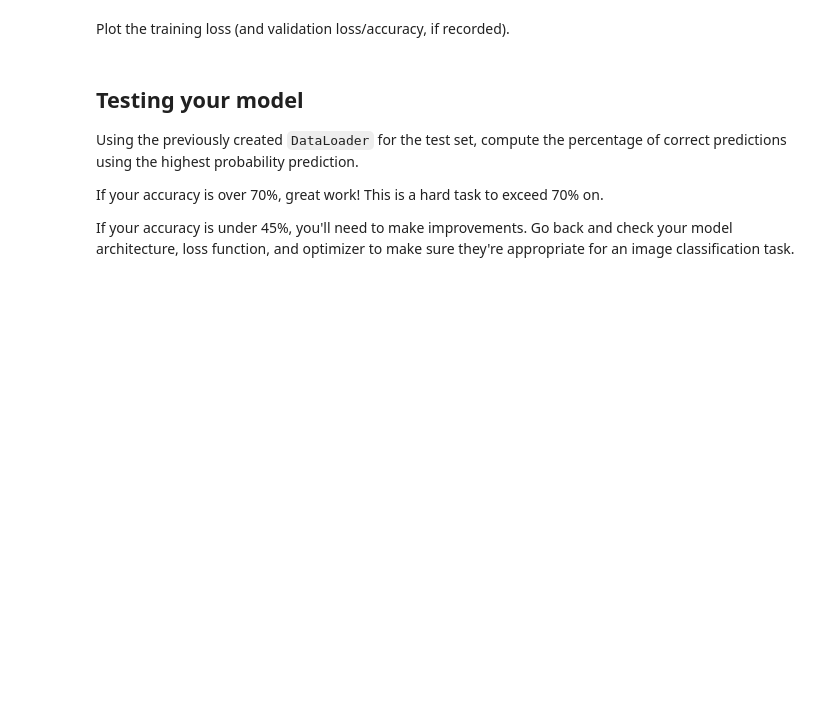
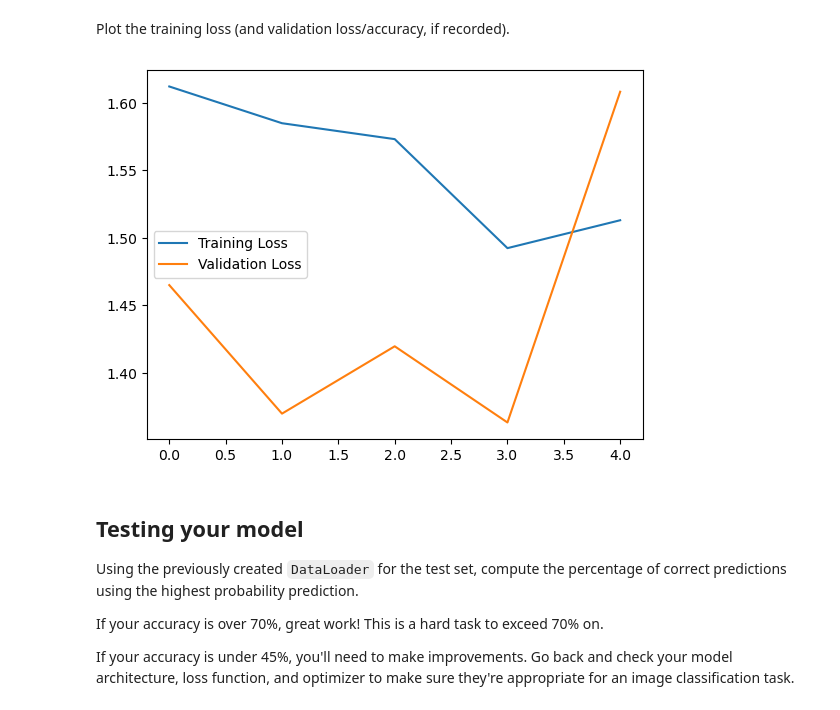
Before and after one commit to Adriancyk/Machine_Learning_with_Pytorch, a Jupyter notebook: P2_Deep_Learning/CIFAR-10_Image_Classifier.ipynb, the cells around one changed output. Drawn from its saved outputs; the diff is of its cells as text; code cells hidden in the pictures; blank space fills up the shorter version.

```diff
--- a/P2_Deep_Learning/CIFAR-10_Image_Classifier.ipynb
+++ b/P2_Deep_Learning/CIFAR-10_Image_Classifier.ipynb
@@ -164,9 +166,9 @@ import time
 device = torch.device("cuda:0" if torch.cuda.is_available() else "cpu")
 print(device)
 model.to(device)
-epochs = 30
+epochs = 5
 steps = 0
-print_every = 250
+# print_every = 250
 
 train_losses, test_losses = [], []
 for e in range(epochs):
@@ -187,23 +189,25 @@ for e in range(epochs):
         accuracy = 0
         with torch.no_grad():
             model.eval()
-            for images, labels in test_loader:
+            for images, labels in validation_loader:
                 images, labels = images.to(device), labels.to(device)
                 log_ps = model.forward(images)
-                test_loss += criterion(log_ps, labels)
+                loss = criterion(log_ps, labels)
+                test_loss += loss.item()
                 ps = torch.exp(log_ps)
                 top_p, top_class = ps.topk(1, dim=1)
                 equals = labels.view(*top_class.shape) == top_class
                 accuracy += torch.mean(equals.type(torch.FloatTensor)).item()
-        model.train()
-        train_losses.append(running_loss/len(train_loader))
-        test_losses.append(test_loss/len(test_loader))
-        end_time = time.time()
-        print("Epoch: {}/{}..".format(e+1, epochs),
-              "Time: {:.3f}..".format(end_time-start_time),
-              "Training Loss: {:.3f}..".format(running_loss/len(train_loader)),
-              "Test Loss: {:.3f}..".format(test_loss/len(test_loader)),
-              "Test Accuracy: {:.3f}".format(accuracy/len(test_loader)))
+
+            train_losses.append(running_loss/len(train_loader))
+            test_losses.append(test_loss/len(validation_loader))
+            end_time = time.time()
+            print("Epoch: {}/{}..".format(e+1, epochs),
+                "Time: {:.3f}..".format(end_time-start_time),
+                "Training Loss: {:.3f}..".format(running_loss/len(train_loader)),
+                "Test Loss: {:.3f}..".format(test_loss/len(validation_loader)),
+                "Test Accuracy: {:.3f}".format(accuracy/len(validation_loader)))
+            model.train()
 
 
 print("================================Training Done================================")
@@ -230,10 +224,12 @@ Plot the training loss (and validation loss/accuracy, if recorded).
 # %%
 ## YOUR CODE HERE ##
 import matplotlib.pyplot as plt
 plt.plot(train_losses, label='Training Loss')
-plt.plot(test_losses, label='Testing Loss')
+plt.plot(test_losses, label='Validation Loss')
 plt.legend()
 plt.show()
+# %% [output]
+[figure, added]
 # %% [markdown]
 ## Testing your model
 Using the previously created `DataLoader` for the test set, compute the percentage of correct predictions using the highest probability prediction.
```
Also changed, not shown: parts of 5 cells of this notebook.
